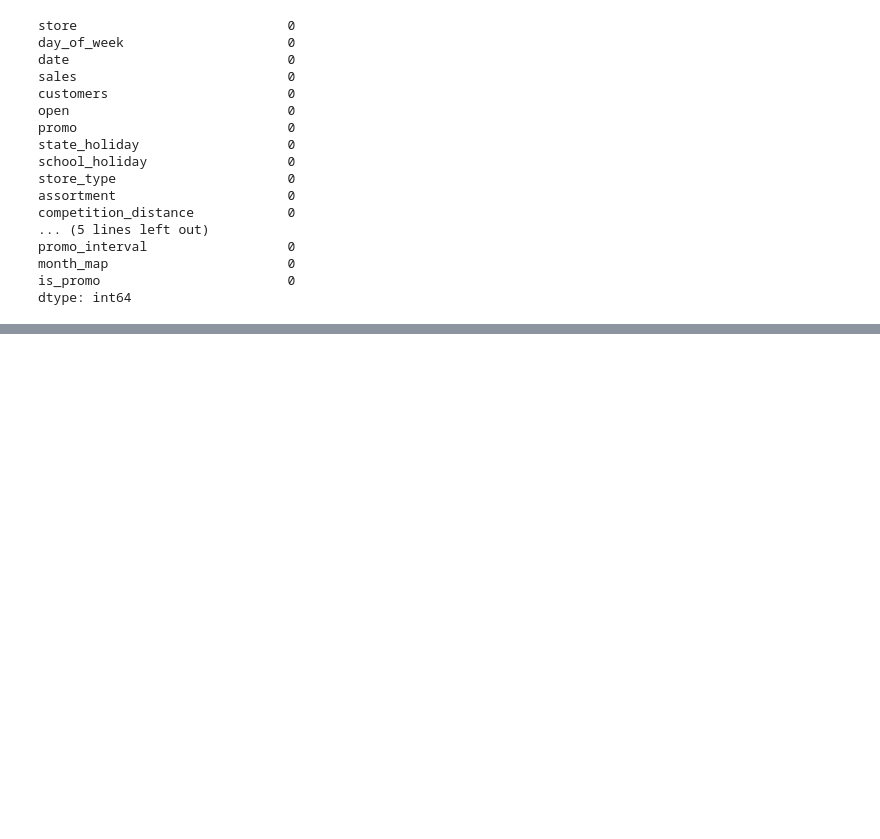
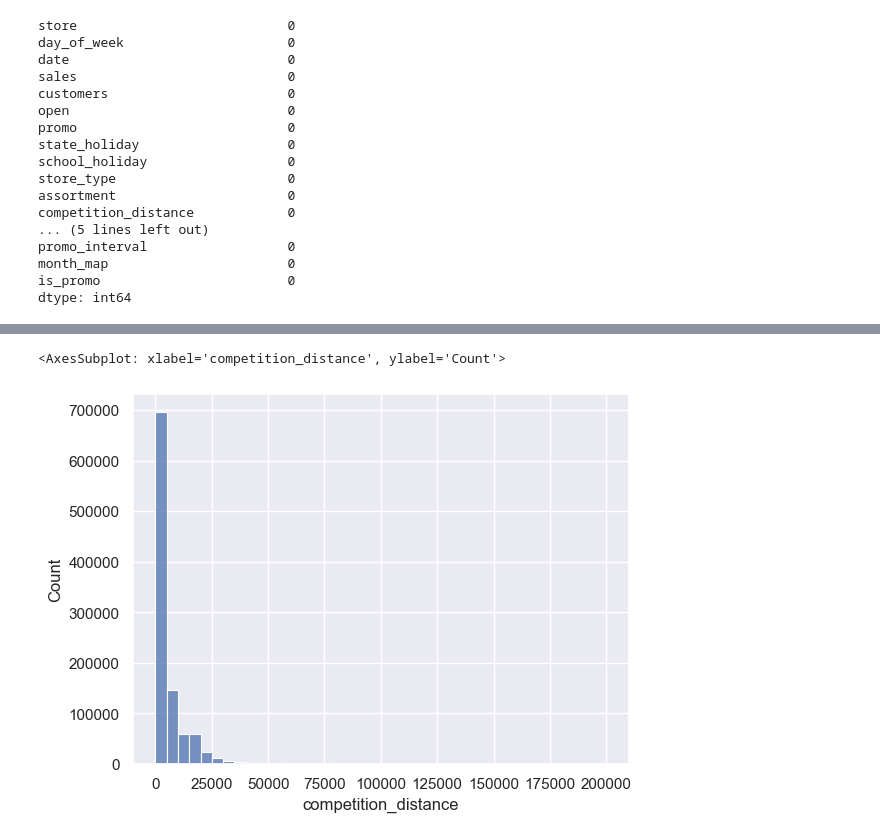
Before and after one commit to deborabmfreitas/projeto-rossmann-regressao, a Jupyter notebook: rossmann_1.ipynb, the cells around one changed output, grey strips where cells are left out. Cells and saved outputs as stored; diff of their text form; code cells hidden in the pictures; blank space fills up the shorter version.

```diff
--- a/rossmann_1.ipynb
+++ b/rossmann_1.ipynb
@@ -313,0 +353,10 @@ dtype: int64
+# %%
+# convertendo colunas para int
+
+df1['competition_open_since_month'] = df1['competition_open_since_month'].astype(int)
+
+df1['competition_open_since_year'] = df1['competition_open_since_year'].astype(int)
+
+df1['promo2_since_week'] = df1['promo2_since_week'].astype(int)
+
+df1['promo2_since_year'] = df1['promo2_since_year'].astype(int)
@@ -313,0 +435,7 @@ dtype: int64
+# %%
+sns.set_theme(style='darkgrid')
+# %%
+sns.histplot(df1['competition_distance'], bins = 40)
+# %% [output]
+<AxesSubplot: xlabel='competition_distance', ylabel='Count'>
+[figure, added]
```
Also changed, not shown: parts of 17 cells of this notebook.
